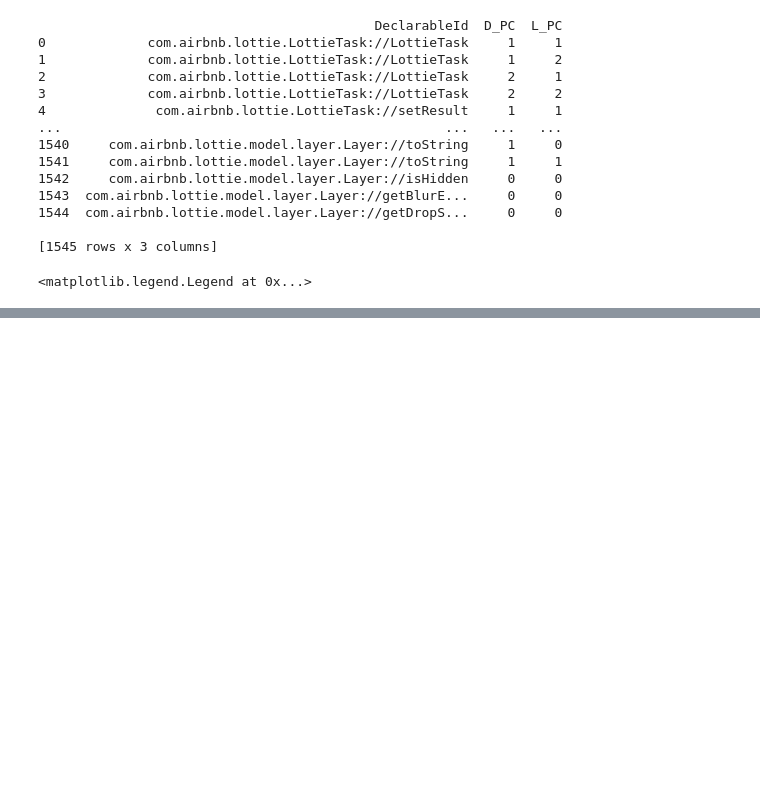
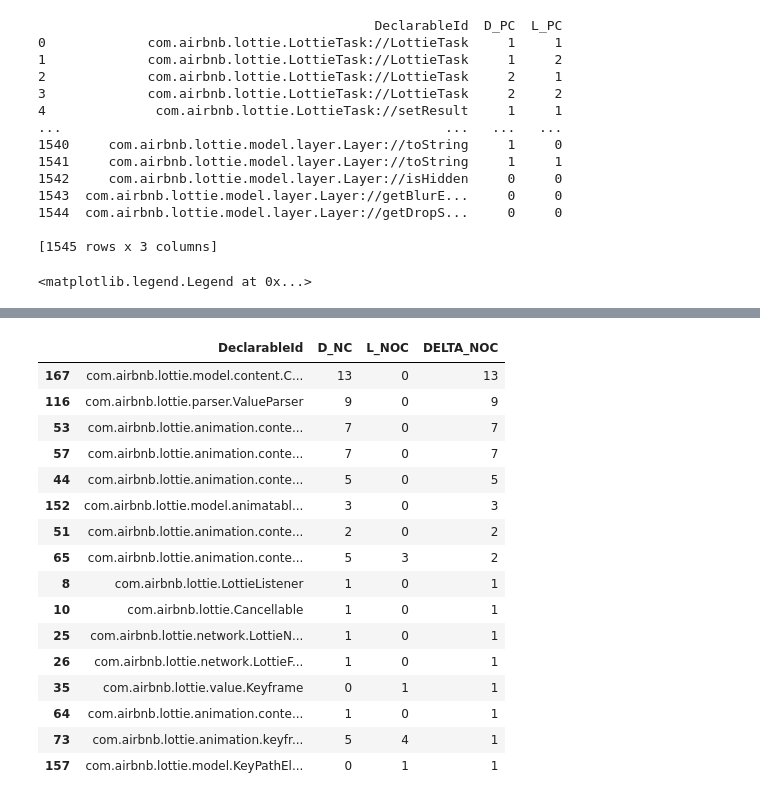
Before and after one commit to MarnickvdA/LAMP-Framework, a Jupyter notebook: evaluation/lottie-android.ipynb, the cells around one changed output, grey strips where cells are left out. Cells and saved outputs as stored; diff of their text form; code cells hidden in the pictures; blank space fills up the shorter version.

```diff
--- a/evaluation/lottie-android.ipynb
+++ b/evaluation/lottie-android.ipynb
@@ -702,0 +777,4 @@ figure
+# %%
+def get_outliers(df, metric: str):
+    outliers = df[df[f"DELTA_{metric}"] >= df[f"DELTA_{metric}"].quantile(0.95)]
+    return outliers
@@ -702,0 +866,20 @@ figure
+# %%
+get_outliers(m, "NOC").loc[:, ["DeclarableId", "D_NC", "L_NOC", "DELTA_NOC"]].sort_values(by="DELTA_NOC", ascending=False)
+# %% [output]
+|  | DeclarableId | D_NC | L_NOC | DELTA_NOC |
+| 167 | com.airbnb.lottie.model.content.C... | 13 | 0 | 13 |
+| 116 | com.airbnb.lottie.parser.ValueParser | 9 | 0 | 9 |
+| 53 | com.airbnb.lottie.animation.conte... | 7 | 0 | 7 |
+| 57 | com.airbnb.lottie.animation.conte... | 7 | 0 | 7 |
+| 44 | com.airbnb.lottie.animation.conte... | 5 | 0 | 5 |
+| 152 | com.airbnb.lottie.model.animatabl... | 3 | 0 | 3 |
+| 51 | com.airbnb.lottie.animation.conte... | 2 | 0 | 2 |
+| 65 | com.airbnb.lottie.animation.conte... | 5 | 3 | 2 |
+| 8 | com.airbnb.lottie.LottieListener | 1 | 0 | 1 |
+| 10 | com.airbnb.lottie.Cancellable | 1 | 0 | 1 |
+| 25 | com.airbnb.lottie.network.LottieN... | 1 | 0 | 1 |
+| 26 | com.airbnb.lottie.network.LottieF... | 1 | 0 | 1 |
+| 35 | com.airbnb.lottie.value.Keyframe | 0 | 1 | 1 |
+| 64 | com.airbnb.lottie.animation.conte... | 1 | 0 | 1 |
+| 73 | com.airbnb.lottie.animation.keyfr... | 5 | 4 | 1 |
+| 157 | com.airbnb.lottie.model.KeyPathEl... | 0 | 1 | 1 |
```
Also changed, not shown: parts of 21 cells of this notebook, 5 other files.
